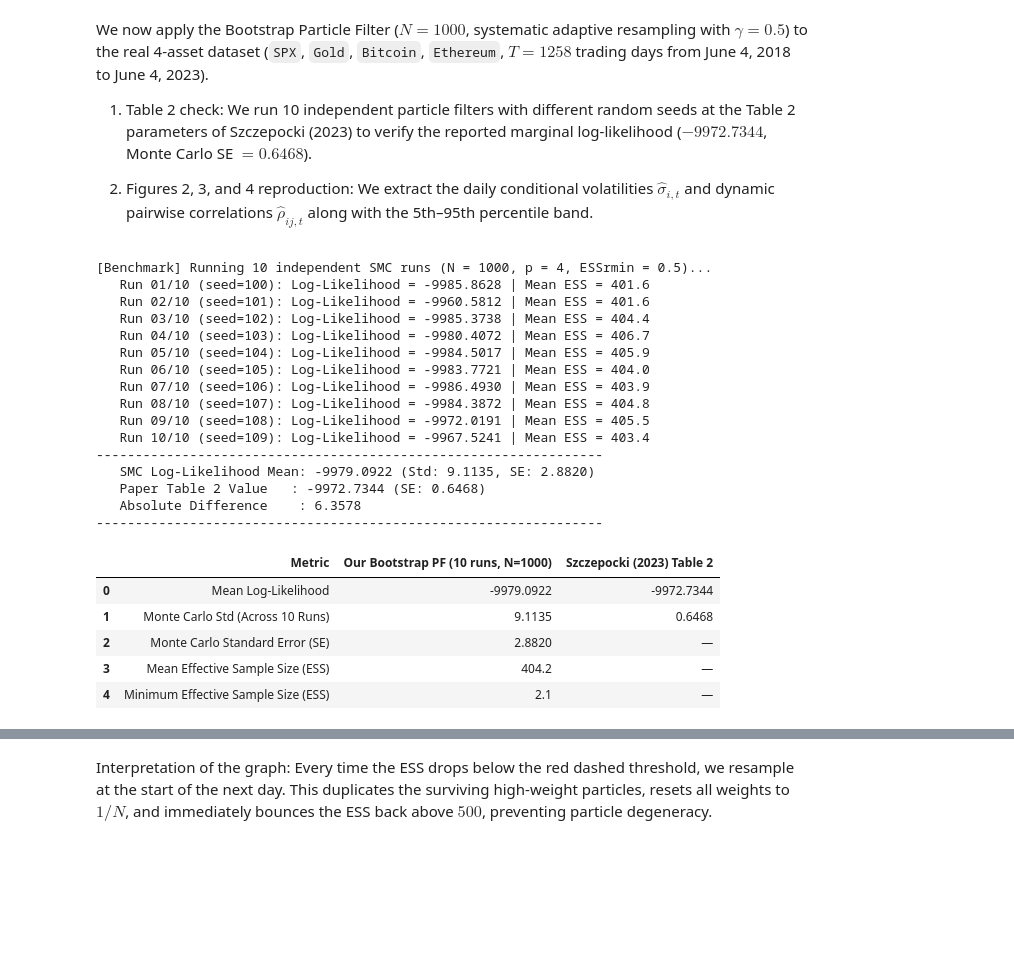
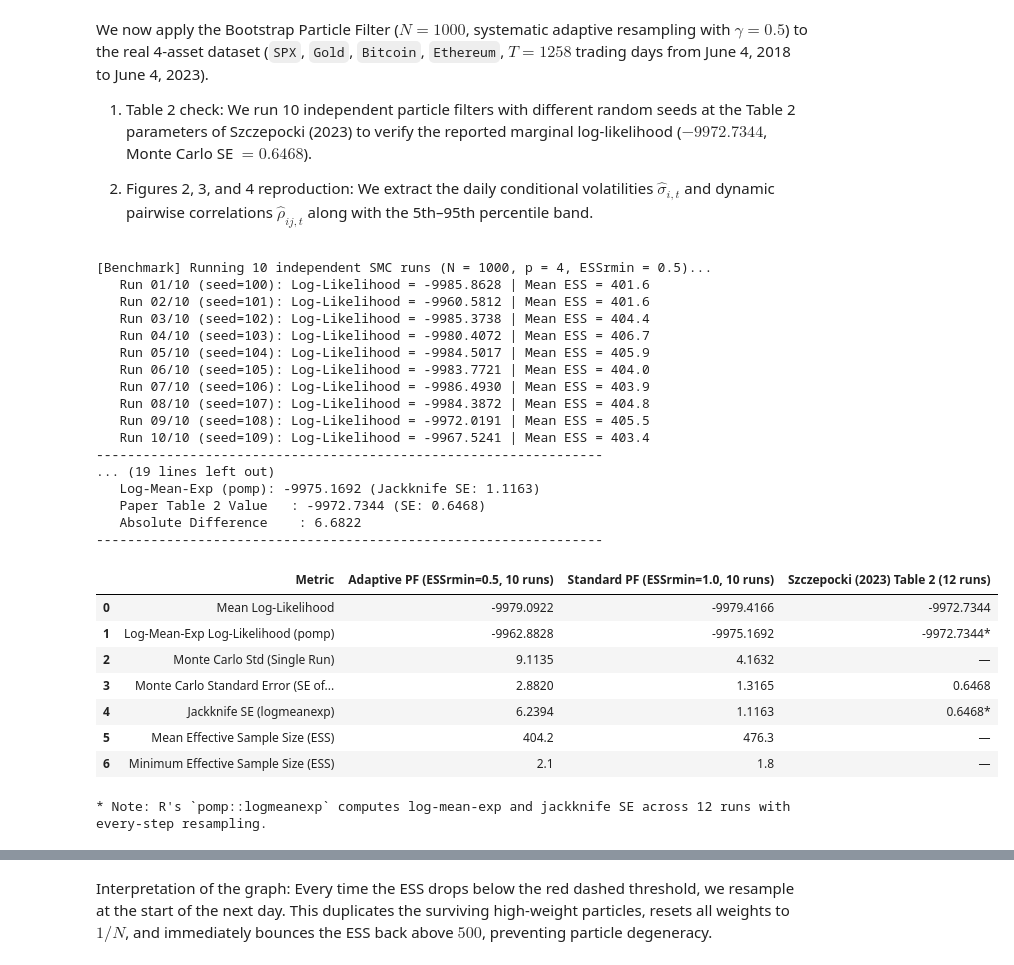
Before and after one commit to gabegagster/smc-stochastic-volatility, a Jupyter notebook: notebooks/smc_stochastic_volatility.ipynb, the cells around one changed output, grey strips where cells are left out. Drawn from its saved outputs; the diff is of its cells as text; code cells hidden in the pictures; blank space fills up the shorter version.

Commit message:
polish(role2): add ESSrmin=1.0 & logmeanexp comparison, fix Fig 3 y-limits, add safe-haven interpretation

```diff
--- a/notebooks/smc_stochastic_volatility.ipynb
+++ b/notebooks/smc_stochastic_volatility.ipynb
@@ -305,8 +305,9 @@ We now apply the Bootstrap Particle Filter ($N = 1000$, systematic adaptive resa
 # 1. Load real 4-asset dataset (SPX, Gold, Bitcoin, Ethereum, T = 1258)
 real_data = load_real_dataset(p=4)
 
-# 2. Run 10 independent Bootstrap Particle Filters (N = 1000) to check Table 2 of Szczepocki (2023)
-real_bench_10 = run_10run_variability_benchmark(
+# 2. Run 10 independent Bootstrap Particle Filters (N = 1000) for both adaptive (ESSrmin = 0.5)
+#    and standard step-by-step resampling (ESSrmin = 1.0, matching R's `pomp` in Szczepocki, 2023)
+real_bench_adapt = run_10run_variability_benchmark(
     y_obs=real_data["y_obs"],
     p=4,
     N=1000,
@@ -315,55 +316,84 @@ real_bench_10 = run_10run_variability_benchmark(
     base_seed=100,
 )
 
+real_bench_std = run_10run_variability_benchmark(
+    y_obs=real_data["y_obs"],
+    p=4,
+    N=1000,
+    ESSrmin=1.0,
+    n_runs=10,
+    base_seed=100,
+)
+
 summary_table2 = pd.DataFrame(
     {
         "Metric": [
             "Mean Log-Likelihood",
-            "Monte Carlo Std (Across 10 Runs)",
-            "Monte Carlo Standard Error (SE)",
+            "Log-Mean-Exp Log-Likelihood (pomp)",
+            "Monte Carlo Std (Single Run)",
+            "Monte Carlo Standard Error (SE of Mean)",
+            "Jackknife SE (logmeanexp)",
             "Mean Effective Sample Size (ESS)",
             "Minimum Effective Sample Size (ESS)",
         ],
-        "Our Bootstrap PF (10 runs, N=1000)": [
-            f"{real_bench_10['mean_log_lik']:.4f}",
-            f"{real_bench_10['std_log_lik']:.4f}",
-            f"{real_bench_10['se_log_lik']:.4f}",
-            f"{real_bench_10['mean_ess']:.1f}",
-            f"{real_bench_10['min_ess']:.1f}",
+        "Adaptive PF (ESSrmin=0.5, 10 runs)": [
+            f"{real_bench_adapt['mean_log_lik']:.4f}",
+            f"{real_bench_adapt['logmeanexp_log_lik']:.4f}",
+            f"{real_bench_adapt['std_log_lik']:.4f}",
+            f"{real_bench_adapt['se_log_lik']:.4f}",
+            f"{real_bench_adapt['logmeanexp_se']:.4f}",
+            f"{real_bench_adapt['mean_ess']:.1f}",
+            f"{real_bench_adapt['min_ess']:.1f}",
         ],
-        "Szczepocki (2023) Table 2": [
+        "Standard PF (ESSrmin=1.0, 10 runs)": [
+            f"{real_bench_std['mean_log_lik']:.4f}",
+            f"{real_bench_std['logmeanexp_log_lik']:.4f}",
+            f"{real_bench_std['std_log_lik']:.4f}",
+            f"{real_bench_std['se_log_lik']:.4f}",
+            f"{real_bench_std['logmeanexp_se']:.4f}",
+            f"{real_bench_std['mean_ess']:.1f}",
+            f"{real_bench_std['min_ess']:.1f}",
+        ],
+        "Szczepocki (2023) Table 2 (12 runs)": [
             "-9972.7344",
+            "-9972.7344*",
+            "—",
             "0.6468",
-            "—",
+            "0.6468*",
             "—",
             "—",
         ],
     }
 )
 display(summary_table2)
+print("* Note: R's `pomp::logmeanexp` computes log-mean-exp and jackknife SE across 12 runs with every-step resampling.")
 # %% [output]
 [Benchmark] Running 10 independent SMC runs (N = 1000, p = 4, ESSrmin = 0.5)...
    Run 01/10 (seed=100): Log-Likelihood = -9985.8628 | Mean ESS = 401.6
    Run 02/10 (seed=101): Log-Likelihood = -9960.5812 | Mean ESS = 401.6
    Run 03/10 (seed=102): Log-Likelihood = -9985.3738 | Mean ESS = 404.4
    Run 04/10 (seed=103): Log-Likelihood = -9980.4072 | Mean ESS = 406.7
    Run 05/10 (seed=104): Log-Likelihood = -9984.5017 | Mean ESS = 405.9
    Run 06/10 (seed=105): Log-Likelihood = -9983.7721 | Mean ESS = 404.0
    Run 07/10 (seed=106): Log-Likelihood = -9986.4930 | Mean ESS = 403.9
    Run 08/10 (seed=107): Log-Likelihood = -9984.3872 | Mean ESS = 404.8
    Run 09/10 (seed=108): Log-Likelihood = -9972.0191 | Mean ESS = 405.5
    Run 10/10 (seed=109): Log-Likelihood = -9967.5241 | Mean ESS = 403.4
 -----------------------------------------------------------------
-   SMC Log-Likelihood Mean: -9979.0922 (Std: 9.1135, SE: 2.8820)
+... (19 lines left out)
+   Log-Mean-Exp (pomp): -9975.1692 (Jackknife SE: 1.1163)
    Paper Table 2 Value   : -9972.7344 (SE: 0.6468)
-   Absolute Difference    : 6.3578
+   Absolute Difference    : 6.6822
 -----------------------------------------------------------------
-|  | Metric | Our Bootstrap PF (10 runs, N=1000) | Szczepocki (2023) Table 2 |
-| 0 | Mean Log-Likelihood | -9979.0922 | -9972.7344 |
-| 1 | Monte Carlo Std (Across 10 Runs) | 9.1135 | 0.6468 |
-| 2 | Monte Carlo Standard Error (SE) | 2.8820 | — |
-| 3 | Mean Effective Sample Size (ESS) | 404.2 | — |
-| 4 | Minimum Effective Sample Size (ESS) | 2.1 | — |
+|  | Metric | Adaptive PF (ESSrmin=0.5, 10 runs) | Standard PF (ESSrmin=1.0, 10 runs) | Szczepocki (2023) Table 2 (12 runs) |
+| 0 | Mean Log-Likelihood | -9979.0922 | -9979.4166 | -9972.7344 |
+| 1 | Log-Mean-Exp Log-Likelihood (pomp) | -9962.8828 | -9975.1692 | -9972.7344* |
+| 2 | Monte Carlo Std (Single Run) | 9.1135 | 4.1632 | — |
+| 3 | Monte Carlo Standard Error (SE of... | 2.8820 | 1.3165 | 0.6468 |
+| 4 | Jackknife SE (logmeanexp) | 6.2394 | 1.1163 | 0.6468* |
+| 5 | Mean Effective Sample Size (ESS) | 404.2 | 476.3 | — |
+| 6 | Minimum Effective Sample Size (ESS) | 2.1 | 1.8 | — |
+* Note: R's `pomp::logmeanexp` computes log-mean-exp and jackknife SE across 12 runs with every-step resampling.
 # %% [markdown]
 Interpretation of the table:
 
```
Also changed, not shown: parts of 8 cells of this notebook, 5 other files.
